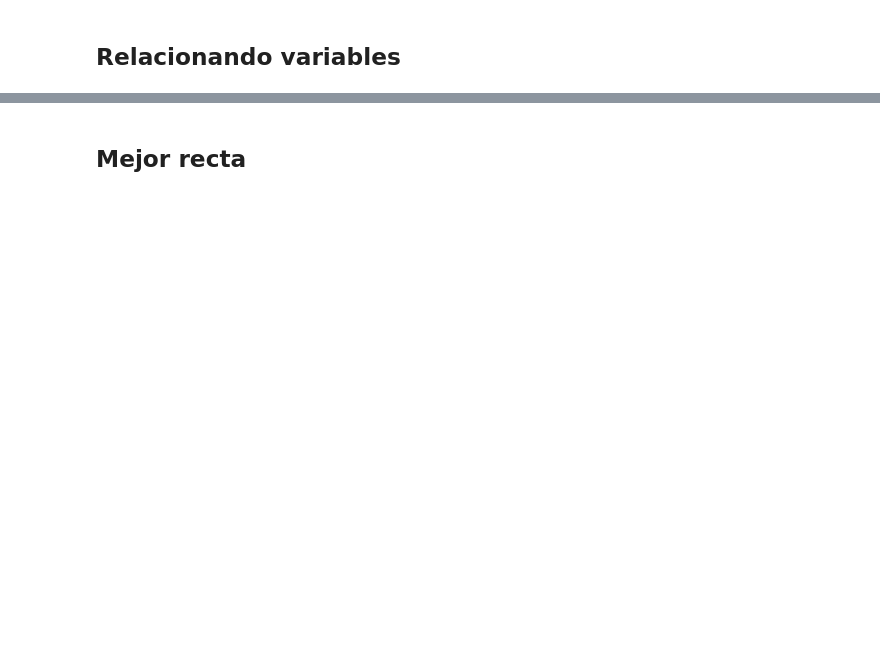
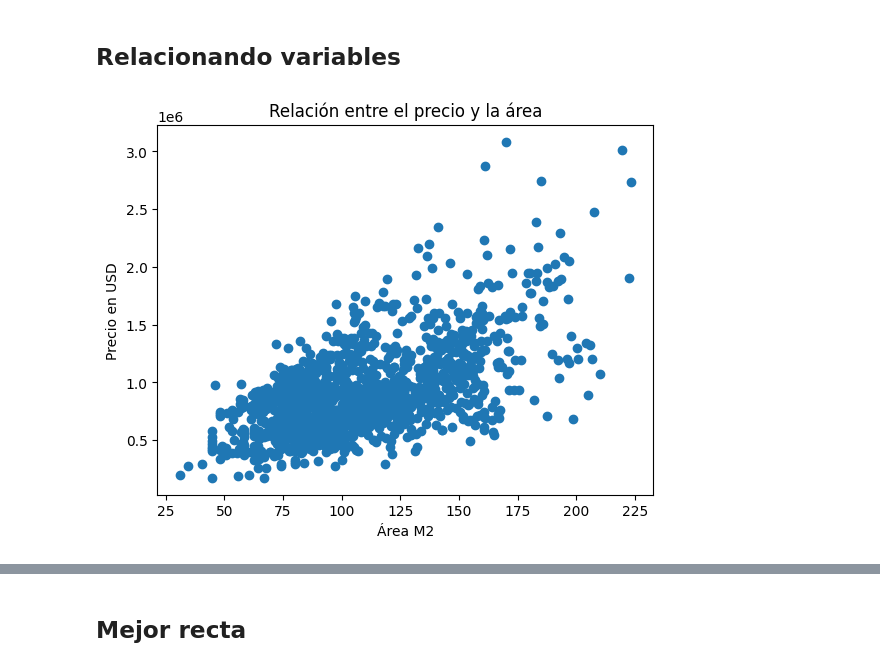
Before and after one commit to smringdesigns/Estadistica_Relaciones_con_Regresion_Lineal, a Jupyter notebook: precios_de_inmuebles_regresion_lineal.ipynb, the cells around one changed output, grey strips where cells are left out. Cells and saved outputs as stored; diff of their text form; code cells hidden in the pictures; blank space fills up the shorter version.

```diff
--- a/precios_de_inmuebles_regresion_lineal.ipynb
+++ b/precios_de_inmuebles_regresion_lineal.ipynb
@@ -43,5 +125,12 @@ El coeficiente de correlación de Pearson nos permite medir la relación lineal
 # %%
 # Cómo se relacionan el área construída y el precio del inmueble?
+plt.scatter(datos['area_primer_piso'], datos['precio_de_venta'])
+plt.title('Relación entre el precio y la área')
+plt.xlabel('Área M2')
+plt.ylabel('Precio en USD')
+plt.show()
+# %% [output]
+[figure, added]
 # %%
 # Aparentemente mientras mayor es el área del primer piso, mayor es el precio de la casa.
 # E si quisieramos trazar una línea que nos permita describir este comportamiento?
```
Also changed, not shown: parts of 11 cells of this notebook.
